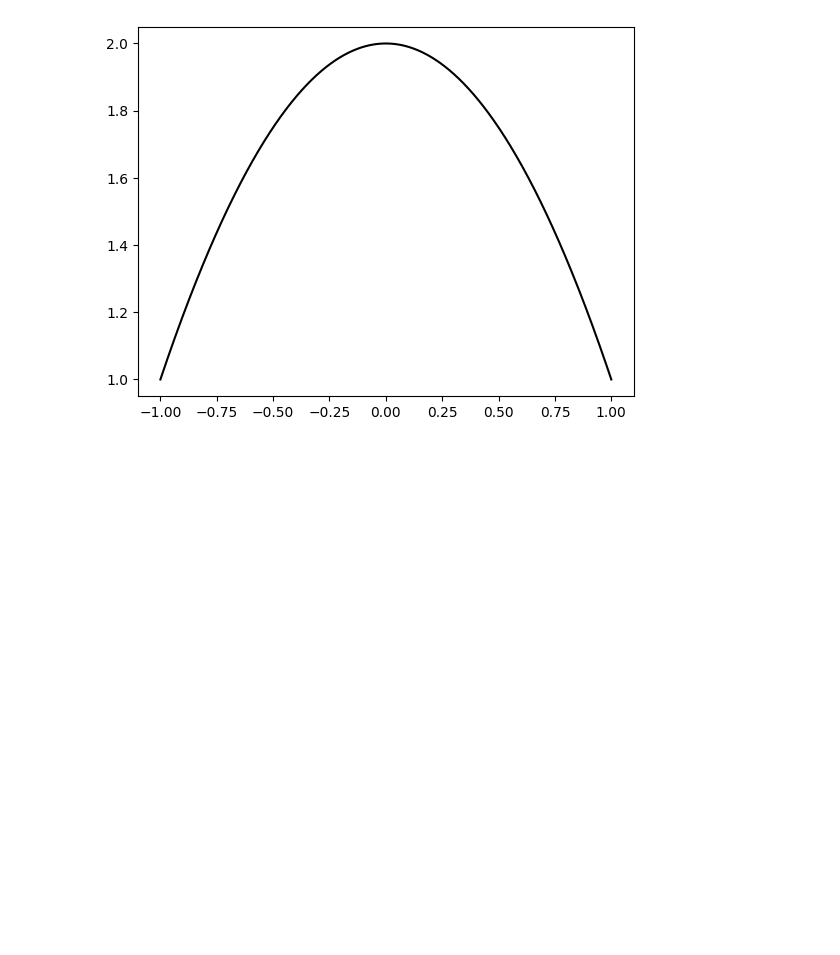
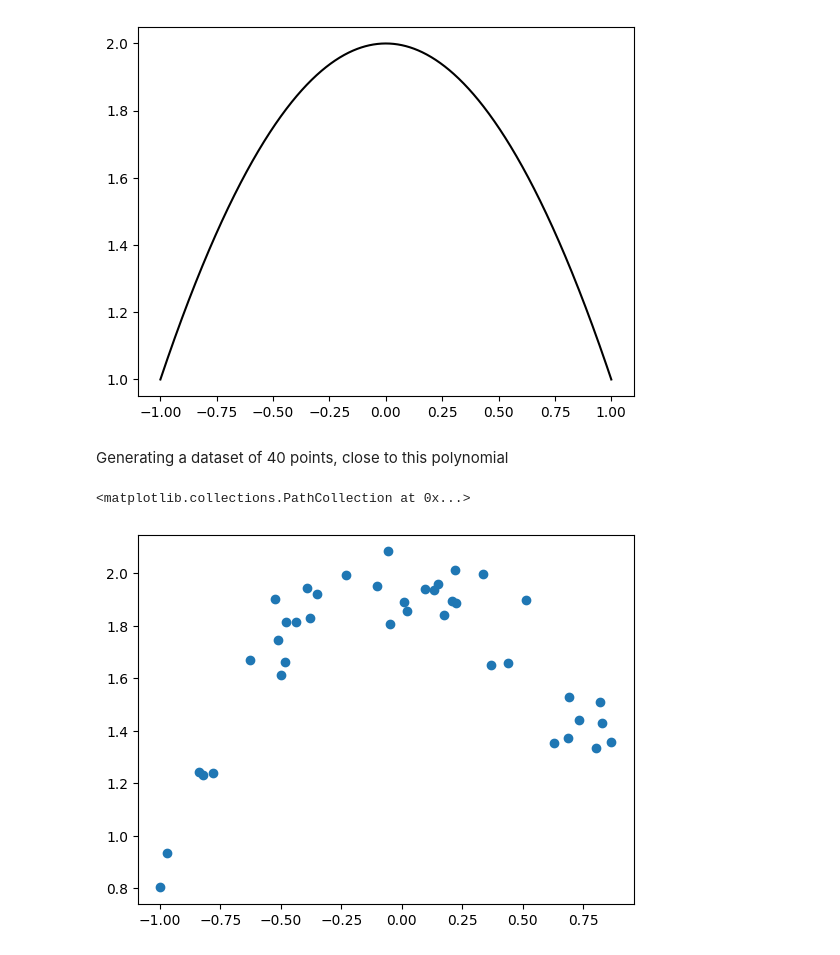
Before and after one commit to JayZeus999/Math-For-ML, a Jupyter notebook: Grokking-ML/Polynomial_regression_regularization.ipynb, the cells around one changed output. Drawn from its saved outputs; the diff is of its cells as text; code cells hidden in the pictures; blank space fills up the shorter version.

Commit message:
Generate a dataset of 40 points, close to the polynomial

```diff
--- a/Grokking-ML/Polynomial_regression_regularization.ipynb
+++ b/Grokking-ML/Polynomial_regression_regularization.ipynb
@@ -33,3 +33,19 @@ def draw_polynomial(coefs):
 draw_polynomial(coefs)
 # %% [output]
 [figure]
+# %% [markdown]
+Generating a dataset of 40 points, close to this polynomial
+# %%
+X = []
+Y = []
+
+for i in range(40):
+    x = random.uniform(-1, 1)
+    y = polynomial(coefs, x) + random.gauss(0, 0.1)
+    X.append(x)
+    Y.append(y)
+# %%
+plt.scatter(X, Y)
+# %% [output]
+<matplotlib.collections.PathCollection at 0x...>
+[figure, added]
```
